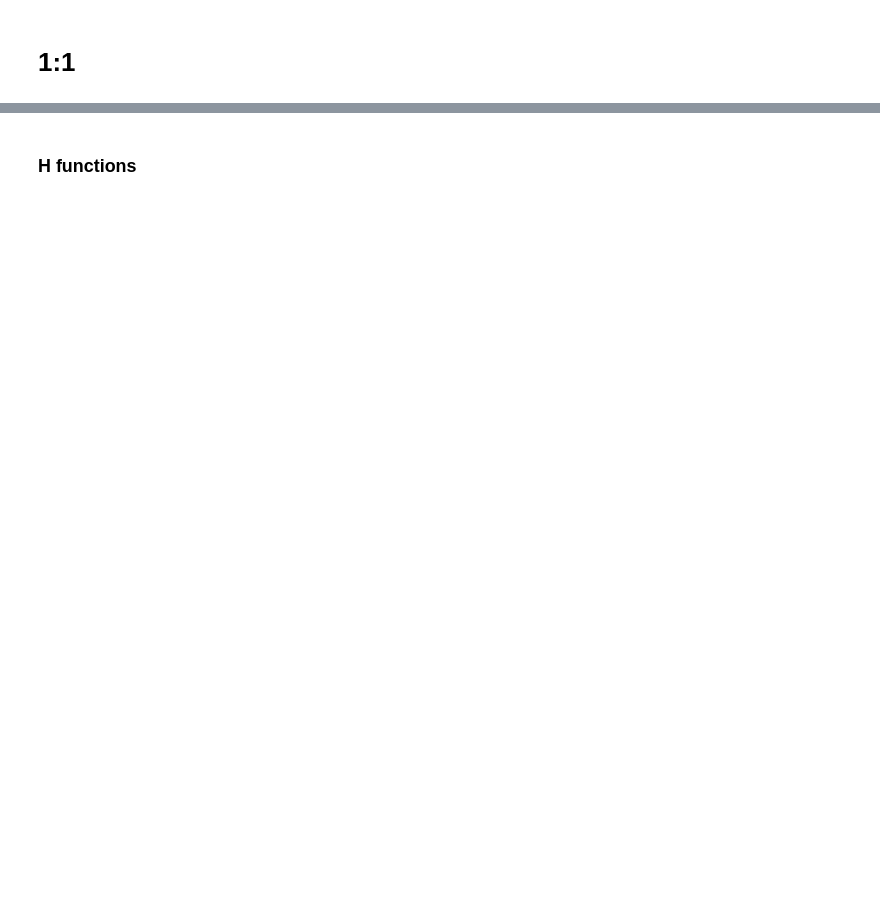
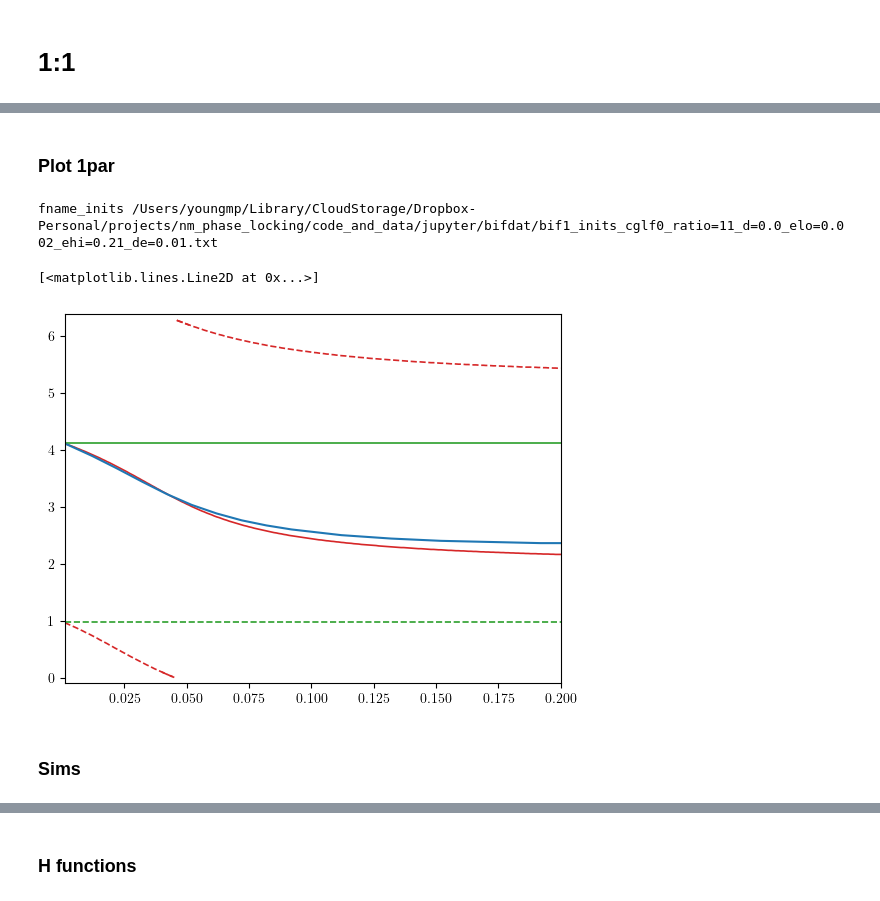
Before and after one commit to youngmp/nm, a Jupyter notebook: jupyter/bif_cgl1.ipynb, the cells around one changed output, grey strips where cells are left out. Cells and saved outputs as stored; diff of their text form; code cells hidden in the pictures; blank space fills up the shorter version.

```diff
--- a/jupyter/bif_cgl1.ipynb
+++ b/jupyter/bif_cgl1.ipynb
@@ -97,0 +110,3 @@ kw_nm = {'system1':system1,'system2':None,'_n':('om0',1),'_m':('om1',1),
+# %%
+del11_p0 = .0
+a11_p0 = nm.nmCoupling(**kw_nm, del1=del11_p0)
@@ -97,0 +154,24 @@ kw_nm = {'system1':system1,'system2':None,'_n':('om0',1),'_m':('om1',1),
+# %% [markdown]
+### Plot 1par
+# %%
+etup = (.002,.21,.01)
+out = load_bif1d_f(_full_cgl1,a11_p0,del11_p0,etup=etup)
+# %%
+erange = out[:,0]
+inits = out[:,1:]
+# %%
+philist = load_phis_force(_full_cgl1,a11_p0,del11_p0,etup=etup,period_multiple=10)
+# %% [output]
+fname_inits /Users/youngmp/Library/CloudStorage/Dropbox-Personal/projects/nm_phase_locking/code_and_data/jupyter/bifdat/bif1_inits_cglf0_ratio=11_d=0.0_elo=0.002_ehi=0.21_de=0.01.txt
+# %%
+fig,axs = plt.subplots(figsize=(4,2))
+
+add_diagram_1d(axs,a11_p0,del11_p0,(.001,.2,200),rhs=rhs_avg_1df)
+add_diagram_1d(axs,a11_p0,del11_p0,(.001,.2,200),rhs=rhs_avg_1df,miter=1,color='tab:green')
+
+axs.plot(erange,np.mod(-philist,2*np.pi))
+# %% [output]
+[<matplotlib.lines.Line2D at 0x...>]
+[figure, added]
+# %% [markdown]
+### Sims
```
Also changed, not shown: parts of 139 cells of this notebook.
